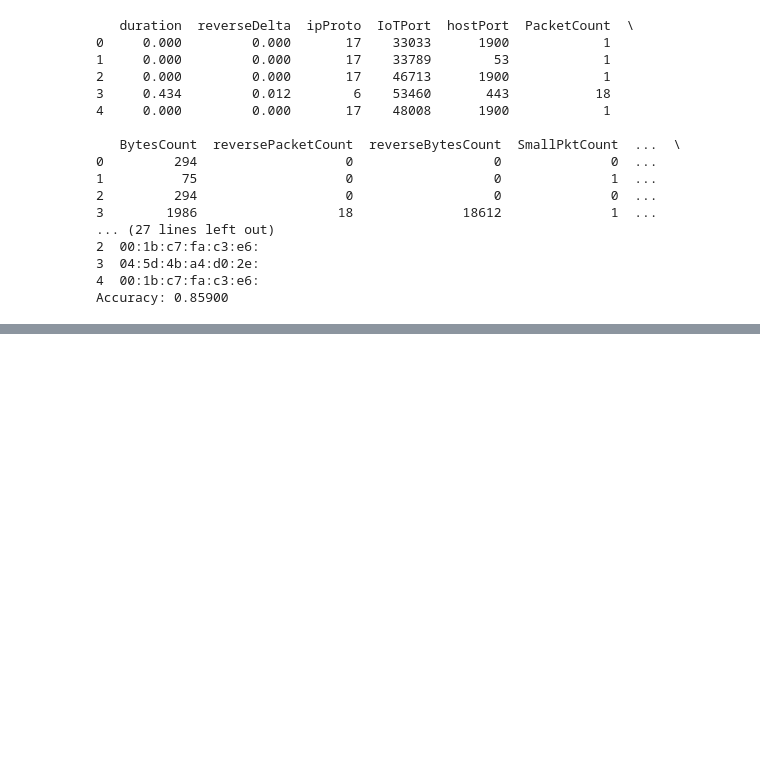
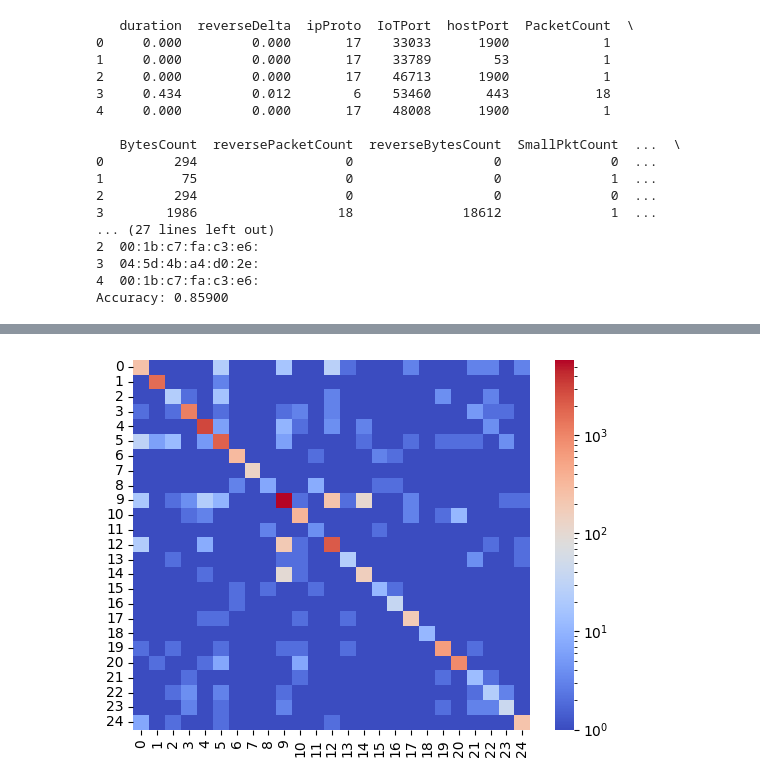
Before and after one commit to Shing-gor/classification-cybersecurity, a Jupyter notebook: kiran.ipynb, the cells around one changed output, grey strips where cells are left out. Cells and saved outputs as stored; diff of their text form; code cells hidden in the pictures; blank space fills up the shorter version.

```diff
--- a/kiran.ipynb
+++ b/kiran.ipynb
@@ -773,0 +883,67 @@ Accuracy: 0.85900
+# %%
+# -*- coding: utf-8 -*-
+"""
+Created on Tue Oct 29 11:59:39 2024
+
+@author: camer
+"""
+
+import pandas as pd
+import numpy as np
+from sklearn.model_selection import train_test_split
+from sklearn.ensemble import RandomForestClassifier
+from sklearn.metrics import accuracy_score
+from sklearn.feature_selection import SequentialFeatureSelector as sfs
+from sklearn.metrics import confusion_matrix, ConfusionMatrixDisplay
+
+seed = 42
+sample = pd.read_csv("data/sample2.csv")
+column_names = [
+    "dataset", "start_date", "start_time", "duration", "reverseDelta", "IoTMac", "hostMac", "IoTIP", "IoTIP_int",
+    "hostIP", "hostIP_int", "ipProto", "IoTPort", "hostPort", "PacketCount", "BytesCount", "reversePacketCount",
+    "reverseBytesCount", "SmallPktCount", "LargePktCount", "NonEmptyPktCount", "DataByteCount", "AvgIAT",
+    "FirstNonEmptyPktSize", "MaxPktSize", "StdevPayloadSize", "StdevIAT", "AvgPacketSize", "reverseSmallPktCount",
+    "reverseLargePktCount", "reverseNonEmptyPktCount", "reverseDataByteCount", "reverseAvgIAT",
+    "reverseFirstNonEmptyPktSize", "reverseMaxPktSize", "reverseStdevPayloadSize", "reverseStdevIAT",
+    "reverseAvgPacketSize", "reverseFlowExists", "remote", "broadcast", "HTTP", "HTTPS", "DNS", "NTP", "TCP_others",
+    "UDP_others", "year_month"
+]
+sample.columns = column_names
+heads = sample.drop(columns = ['dataset', 'start_date', 'start_time', 'IoTMac', 'IoTIP', 'IoTIP_int', 'year_month','hostMac'])
+heads.head()
+data = pd.get_dummies(heads)
+classes = sample['IoTMac']
+y = classes
+X = data
+print(X.head())
+print(y.head())
+# Split the dataset into training and test sets 20-80
+X_train, X_test, y_train, y_test = train_test_split(data, classes, test_size=0.2, random_state=42)
+
+# Initialize and train the Random Forest classifier
+model = RandomForestClassifier(n_estimators=25, random_state=seed)
+'''
+selector = sfs(model, direction='forward', cv=2)
+selector.fit(X_train,y_train)
+features = selector.get_feature_names_out(list(X))
+'''
+
+model.fit(X_train, y_train)
+
+# Make predictions and evaluate the model
+
+y_pred = model.predict(X_test)
+accuracy = accuracy_score(y_test, y_pred)
+
+print(f'Accuracy: {accuracy:.5f}')
+cmatrix = confusion_matrix(y_test, y_pred)
+for f in cmatrix:
+    f += 1
+
+
+
+import seaborn as sns
+from matplotlib.colors import LogNorm
+sns.heatmap(cmatrix, annot=False, cmap='coolwarm', norm=LogNorm())
+feature_importances = model.feature_importances_
+# %% [output]
@@ -773,0 +967 @@ Accuracy: 0.85900
+[figure, added]
```
Also changed, not shown: parts of 16 cells of this notebook, 1 other file.
